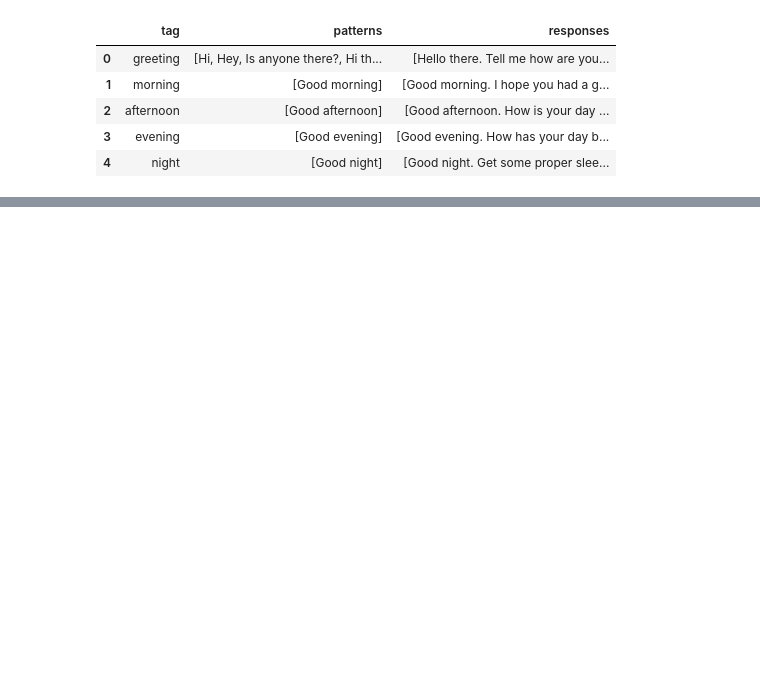
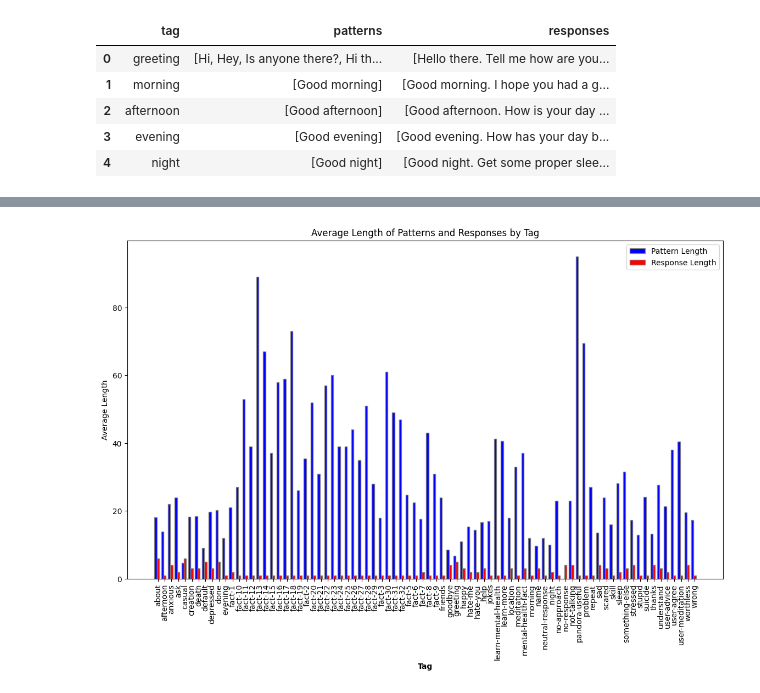
Before and after one commit to tooniesnguyen/Tensorbot_NLP_System, a Jupyter notebook: notebooks/lab.ipynb, the cells around one changed output, grey strips where cells are left out. Drawn from its saved outputs; the diff is of its cells as text; code cells hidden in the pictures; blank space fills up the shorter version.

```diff
--- a/notebooks/lab.ipynb
+++ b/notebooks/lab.ipynb
@@ -70,0 +64,35 @@ Name: count, Length: 80, dtype: int64
+# %%
+import pandas as pd
+import seaborn as sns
+import matplotlib.pyplot as plt
+
+# Assuming df is your DataFrame and it has 'patterns' and 'responses' columns
+df["len_pattern"] = df["patterns"].apply(lambda x: len(x))
+df["len_response"] = df["responses"].apply(lambda x: len(x))
+
+avg_len_pattern = df.groupby("tag")["len_pattern"].mean()
+avg_len_response = df.groupby("tag")["len_response"].mean()
+
+avg_len_df = pd.DataFrame({
+    "avg_len_pattern": avg_len_pattern,
+    "avg_len_response": avg_len_response
+}).reset_index()
+
+plt.figure(figsize=(14, 8))
+bar_width = 0.35
+
+r1 = range(len(avg_len_df))
+r2 = [x + bar_width for x in r1]
+
+plt.bar(r1, avg_len_df['avg_len_pattern'], color='b', width=bar_width, edgecolor='grey', label='Pattern Length')
+plt.bar(r2, avg_len_df['avg_len_response'], color='r', width=bar_width, edgecolor='grey', label='Response Length')
+
+plt.xlabel('Tag', fontweight='bold')
+plt.xticks([r + bar_width for r in range(len(avg_len_df))], avg_len_df['tag'], rotation=90)
+
+plt.ylabel('Average Length')
+plt.title('Average Length of Patterns and Responses by Tag')
+plt.legend()
+plt.show()
+# %% [output]
+[figure, added]
```
Also changed, not shown: parts of 5 cells of this notebook.
